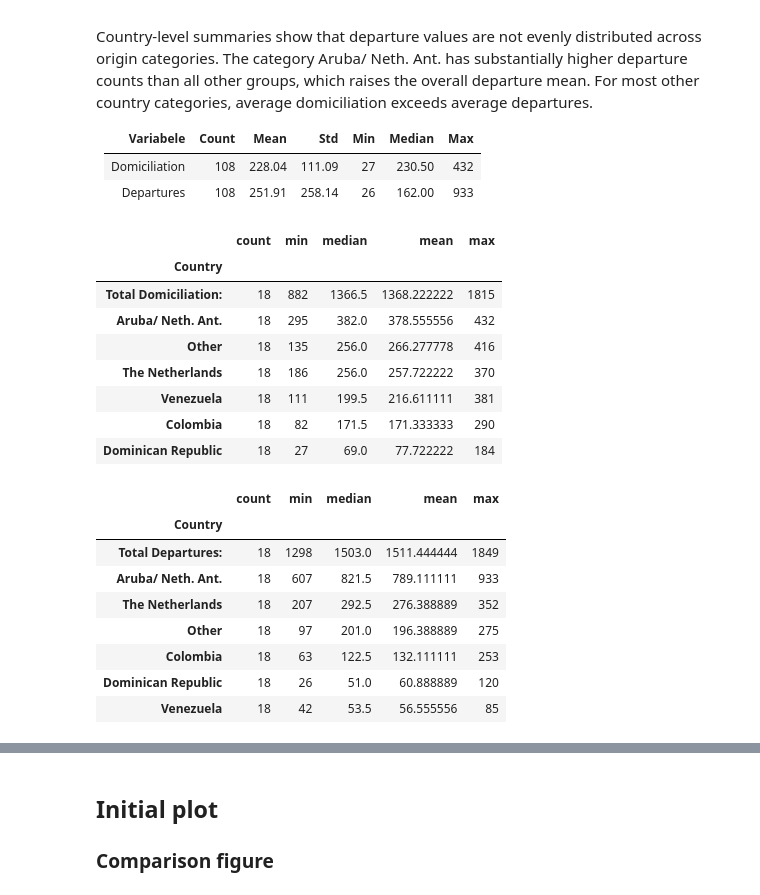
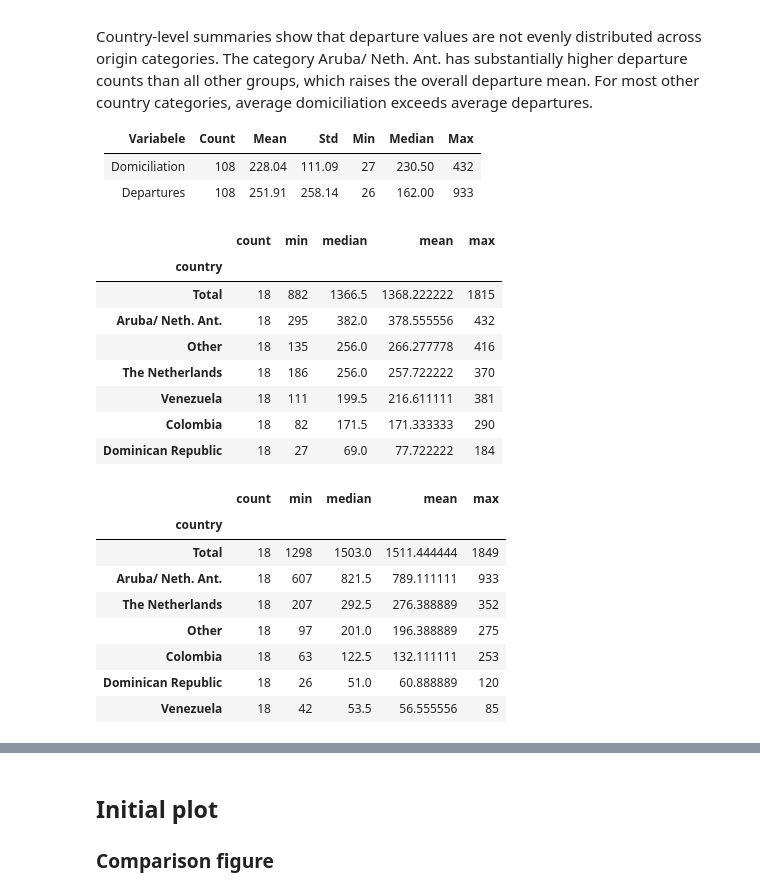
Before and after one commit to GirelliG-it/aruba_population_analyses, a Jupyter notebook: notebooks/1_11-1_12-dom-dep.ipynb, the cells around one changed output, grey strips where cells are left out. Drawn from its saved outputs; the diff is of its cells as text; code cells hidden in the pictures.

```diff
--- a/notebooks/1_11-1_12-dom-dep.ipynb
+++ b/notebooks/1_11-1_12-dom-dep.ipynb
@@ -96,10 +191,10 @@ Index(['Country', 'value', 'year', 'sex'], dtype='str')
 
 Here we use the describe function to calculate all the descriptive statistics of both the **domiciliation** and the **departures** data frames.
 # %%
-total_dom_df = dom_df[dom_df["Country"].eq("Total Domociliation")].copy()
-country_dom_df = dom_df[~dom_df["Country"].eq("Total Domiciliation")].copy()
+total_dom_df = dom_df[dom_df["country"].eq("Total Domociliation")].copy()
+country_dom_df = dom_df[~dom_df["country"].eq("Total Domiciliation")].copy()
 
-country_dom_df["value"].describe()
+country_dom_df["domiciliation"].describe()
 # %% [output]
 count     126.000000
 mean      390.920635
@@ -135,17 +230,17 @@ Country-level summaries show that departure values are not evenly distributed ac
 | Domiciliation |   108 | 228.04 | 111.09 |  27 | 230.50 | 432 |
 | Departures    |   108 | 251.91 | 258.14 |  26 | 162.00 | 933 |
 # %%
-country_dom_df.groupby("Country")["value"].agg(
+country_dom_df.groupby("country")["domiciliation"].agg(
     count="count",
     min="min",
     median="median",
     mean="mean",
     max="max",
 ).sort_values("mean", ascending=False)
 # %% [output]
 |  | count | min | median | mean | max |
-| Country |  |  |  |  |  |
-| Total Domiciliation: | 18 | 882 | 1366.5 | 1368.222222 | 1815 |
+| country |  |  |  |  |  |
+| Total | 18 | 882 | 1366.5 | 1368.222222 | 1815 |
 | Aruba/ Neth. Ant. | 18 | 295 | 382.0 | 378.555556 | 432 |
 | Other | 18 | 135 | 256.0 | 266.277778 | 416 |
 | The Netherlands | 18 | 186 | 256.0 | 257.722222 | 370 |
@@ -153,7 +248,7 @@ country_dom_df.groupby("Country")["value"].agg(
 | Colombia | 18 | 82 | 171.5 | 171.333333 | 290 |
 | Dominican Republic | 18 | 27 | 69.0 | 77.722222 | 184 |
 # %%
-country_dep_df.groupby("Country")["value"].agg(
+country_dep_df.groupby("country")["departures"].agg(
     count="count",
     min="min",
     median="median",
@@ -162,8 +257,8 @@ country_dep_df.groupby("Country")["value"].agg(
 ).sort_values("mean", ascending=False)
 # %% [output]
 |  | count | min | median | mean | max |
-| Country |  |  |  |  |  |
-| Total Departures: | 18 | 1298 | 1503.0 | 1511.444444 | 1849 |
+| country |  |  |  |  |  |
+| Total | 18 | 1298 | 1503.0 | 1511.444444 | 1849 |
 | Aruba/ Neth. Ant. | 18 | 607 | 821.5 | 789.111111 | 933 |
 | The Netherlands | 18 | 207 | 292.5 | 276.388889 | 352 |
 | Other | 18 | 97 | 201.0 | 196.388889 | 275 |
```
Also changed, not shown: parts of 20 cells of this notebook, 1 other file.
